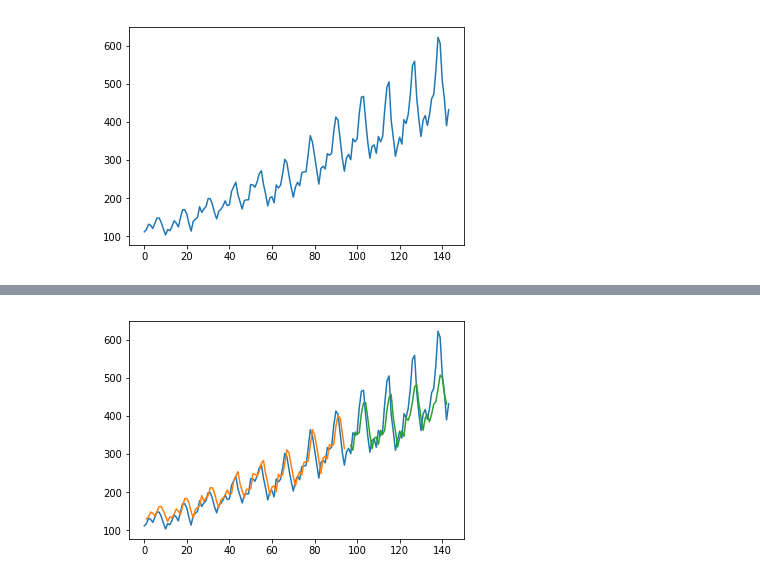
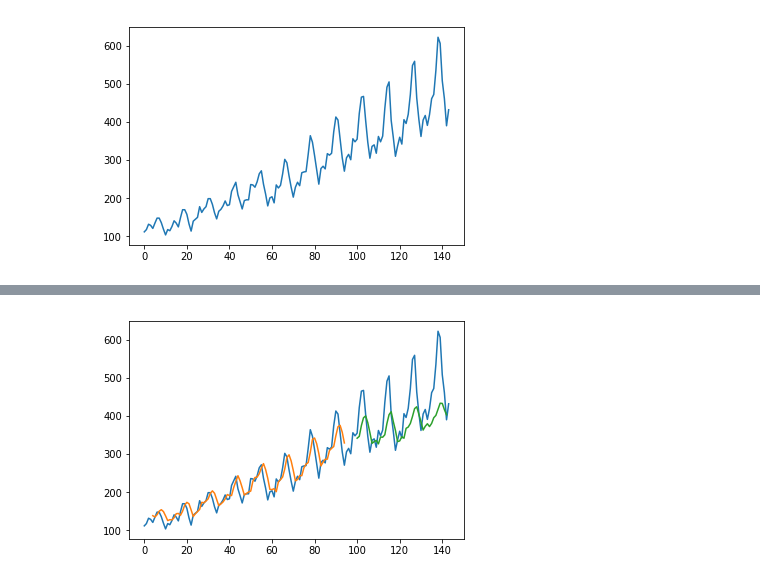
Before and after one commit to lukas/ml-class, a Jupyter notebook: keras-lstm/TimeSeries.ipynb, the cells around one changed output, grey strips where cells are left out. Cells and saved outputs as stored; diff of their text form; code cells hidden in the pictures.

```diff
--- a/keras-lstm/TimeSeries.ipynb
+++ b/keras-lstm/TimeSeries.ipynb
@@ -39,7 +39,7 @@ def create_dataset(dataset, look_back=8):
 	return numpy.array(dataX), numpy.array(dataY)
 # %%
 # reshape into X=t and Y=t+1
-look_back = 1
+look_back = 4
 trainX, trainY = create_dataset(train, look_back)
 testX, testY = create_dataset(test, look_back)
 
@@ -50,10 +50,10 @@ testX = numpy.reshape(testX, (testX.shape[0], testX.shape[1], 1))
 sgd = SGD(lr=0.1)
 # create and fit the network
 model = Sequential()
-model.add(LSTM(1, input_shape=(1, look_back)))
+model.add(SimpleRNN(1, input_shape=(look_back,1)))
 model.add(Dense(1))
 model.compile(loss='mean_squared_error', optimizer=sgd)
-model.fit(trainX, trainY, epochs=50, batch_size=1)
+model.fit(trainX, trainY, epochs=10, batch_size=1)
 
 # make predictions
 trainPredict = model.predict(trainX)
@@ -101 +104 @@ Epoch 50/50
-[figure, old version]
+[figure, new version]
```
Also changed, not shown: parts of 1 cell of this notebook.
